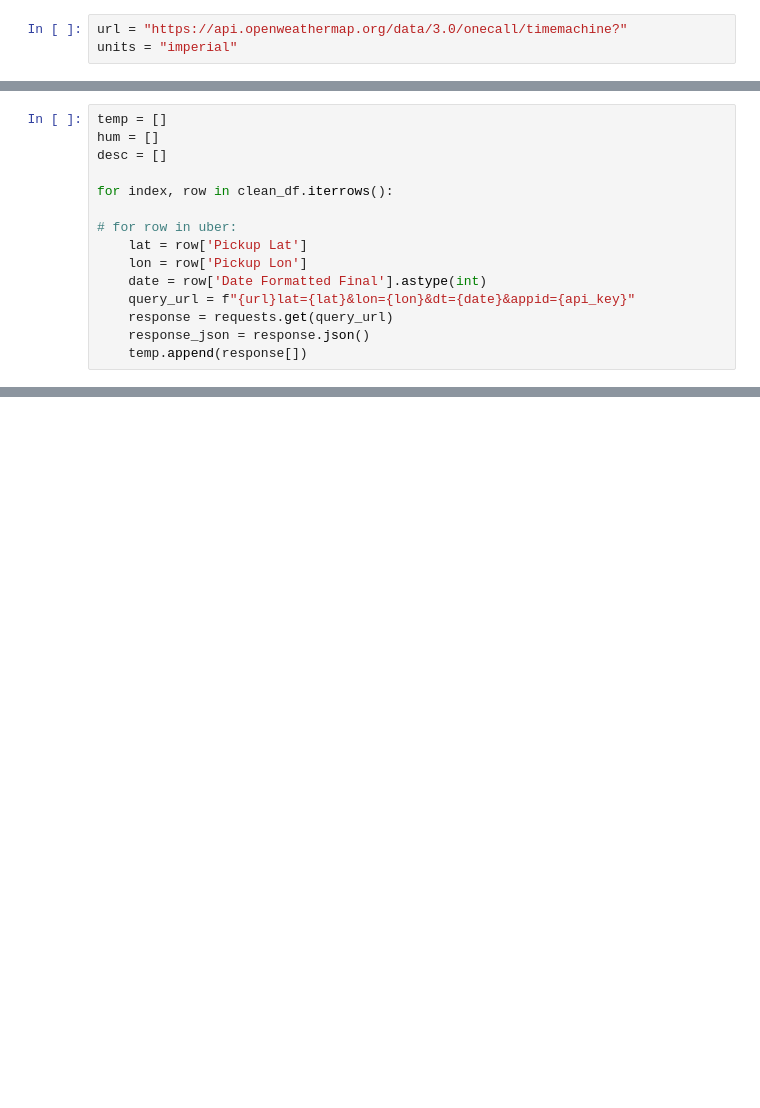
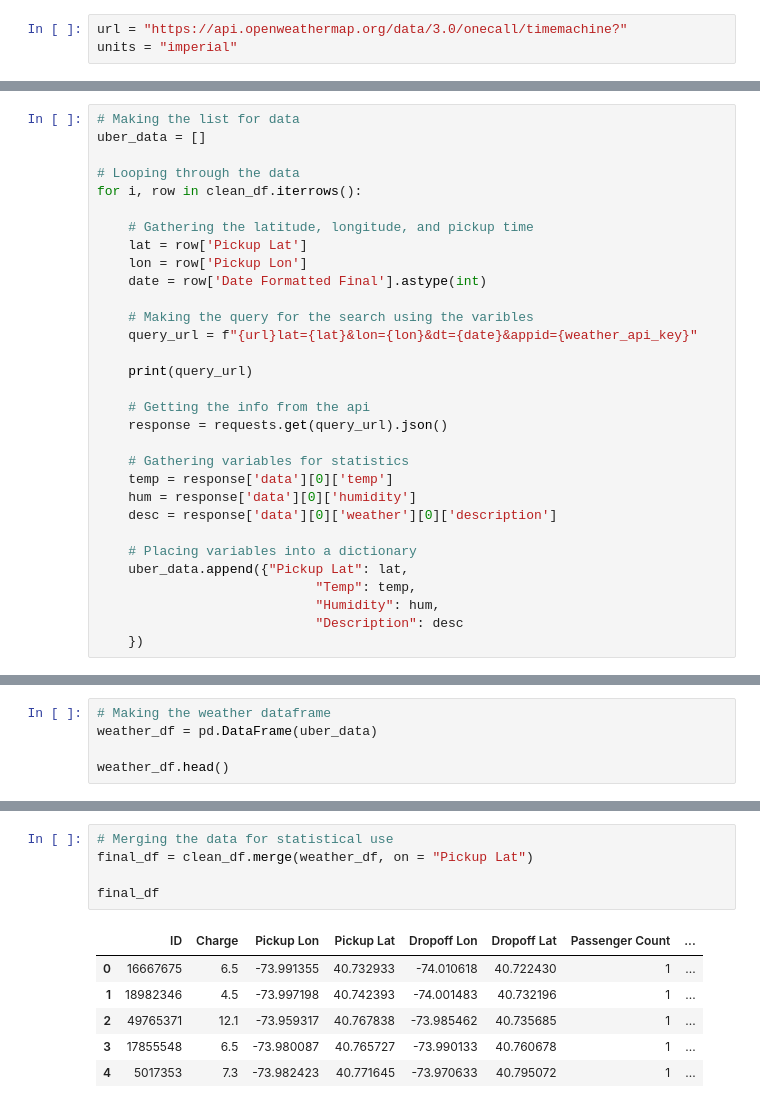
Before and after one commit to WillMcDonald25/project_1_group2, a Jupyter notebook: main.ipynb, the cells around one changed output, grey strips where cells are left out. Drawn from its saved outputs; the diff is of its cells as text; blank space fills up the shorter version.

```diff
--- a/main.ipynb
+++ b/main.ipynb
@@ -78,16 +86,32 @@ clean_df
 # %%
-temp = []
-hum = []
-desc = []
+# Making the list for data
+uber_data = []
 
-for index, row in clean_df.iterrows():
+# Looping through the data
+for i, row in clean_df.iterrows():
 
-# for row in uber:
+    # Gathering the latitude, longitude, and pickup time
     lat = row['Pickup Lat']
     lon = row['Pickup Lon']
     date = row['Date Formatted Final'].astype(int)
-    query_url = f"{url}lat={lat}&lon={lon}&dt={date}&appid={api_key}"
-    response = requests.get(query_url)
-    response_json = response.json()
-    temp.append(response[])
+
+    # Making the query for the search using the varibles
+    query_url = f"{url}lat={lat}&lon={lon}&dt={date}&appid={weather_api_key}"
+
+    print(query_url)
+
+    # Getting the info from the api
+    response = requests.get(query_url).json()
+
+    # Gathering variables for statistics
+    temp = response['data'][0]['temp']
+    hum = response['data'][0]['humidity']
+    desc = response['data'][0]['weather'][0]['description']
+
+    # Placing variables into a dictionary
+    uber_data.append({"Pickup Lat": lat,
+                            "Temp": temp,
+                            "Humidity": hum,
+                            "Description": desc
+    })
 # %% [output]
@@ -128,0 +123,5 @@ TypeError: list indices must be integers or slices, not str
+# %%
+# Making the weather dataframe
+weather_df = pd.DataFrame(uber_data)
+
+weather_df.head()
@@ -128,0 +135,12 @@ TypeError: list indices must be integers or slices, not str
+# %%
+# Merging the data for statistical use
+final_df = clean_df.merge(weather_df, on = "Pickup Lat")
+
+final_df
+# %% [output]
+|  | ID | Charge | Pickup Lon | Pickup Lat | Dropoff Lon | Dropoff Lat | Passenger Count | ... |
+| 0 | 16667675 | 6.5 | -73.991355 | 40.732933 | -74.010618 | 40.722430 | 1 | ... |
+| 1 | 18982346 | 4.5 | -73.997198 | 40.742393 | -74.001483 | 40.732196 | 1 | ... |
+| 2 | 49765371 | 12.1 | -73.959317 | 40.767838 | -73.985462 | 40.735685 | 1 | ... |
+| 3 | 17855548 | 6.5 | -73.980087 | 40.765727 | -73.990133 | 40.760678 | 1 | ... |
+| 4 | 5017353 | 7.3 | -73.982423 | 40.771645 | -73.970633 | 40.795072 | 1 | ... |
```
Also changed, not shown: parts of 13 cells of this notebook.
